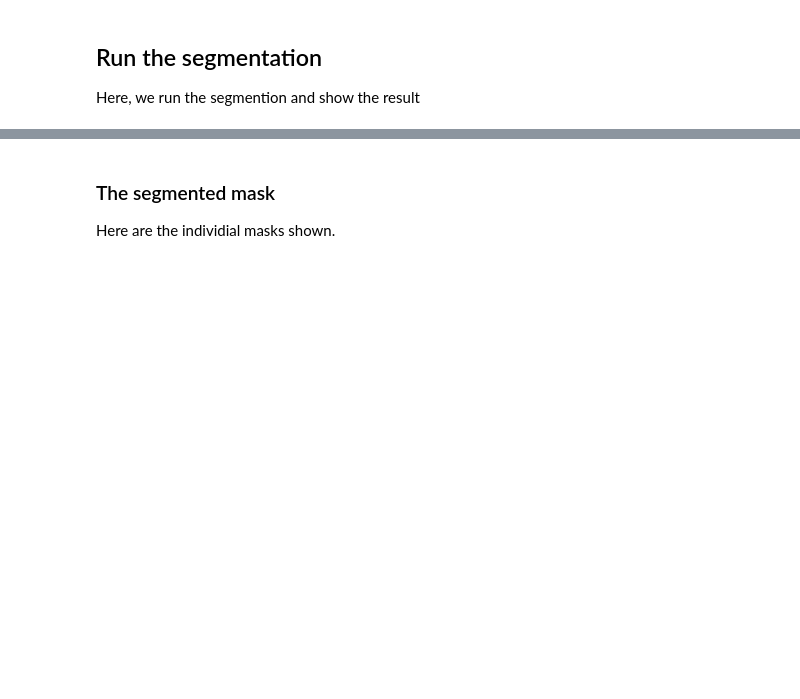
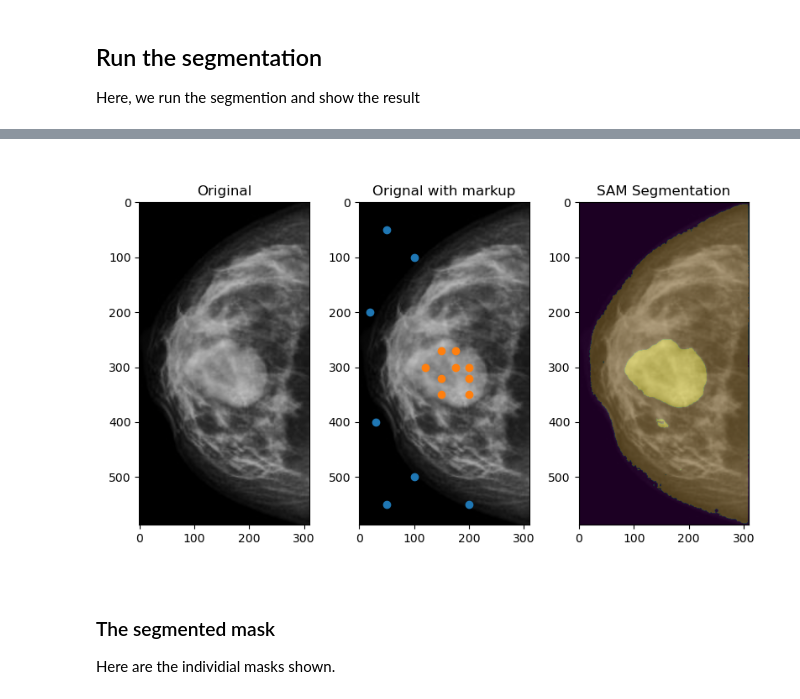
Before and after one commit to ImagingLectures/Quantitative-Big-Imaging-2025, a Jupyter notebook: Lectures/Lecture-05/SAM_workbench.ipynb, the cells around one changed output, grey strips where cells are left out. Saved outputs shown, nothing was run; the diff lists cells and outputs as text; code cells hidden in the pictures; blank space fills up the shorter version.

```diff
--- a/Lectures/Lecture-05/SAM_workbench.ipynb
+++ b/Lectures/Lecture-05/SAM_workbench.ipynb
@@ -165,3 +165,30 @@ plt.show()
+# %%
+fig,ax = plt.subplots(1,3,figsize=(8,5))
+# Visualize the segmentation result by overlaying the mask on the original image
+
+ax[0].imshow(image)
+ax[0].set_title('Original')
+
+ax[1].imshow(image)
+
+for c in np.unique(input_label) :
+    s=input_point[input_label==c]
+    ax[1].plot(s[:,0],s[:,1],'o')
+
+ax[1].set_title('Orignal with markup')
+
+
+ax[2].imshow(image)
+cmap='viridis'
+ax[2].imshow(masks[0], alpha=0.25, cmap=cmap)
+ax[2].imshow(masks[2], alpha=0.25, cmap=cmap)
+ax[2].set_title("SAM Segmentation")
+
+plt.tight_layout()
+plt.show()
+plt.savefig('figures/SAM_example.png', dpi=300)
+# %% [output]
+[figure, added]
 # %% [markdown]
 ### The segmented mask
 Here are the individial masks shown.
```
Also changed, not shown: parts of 6 cells of this notebook, 9 other files.
